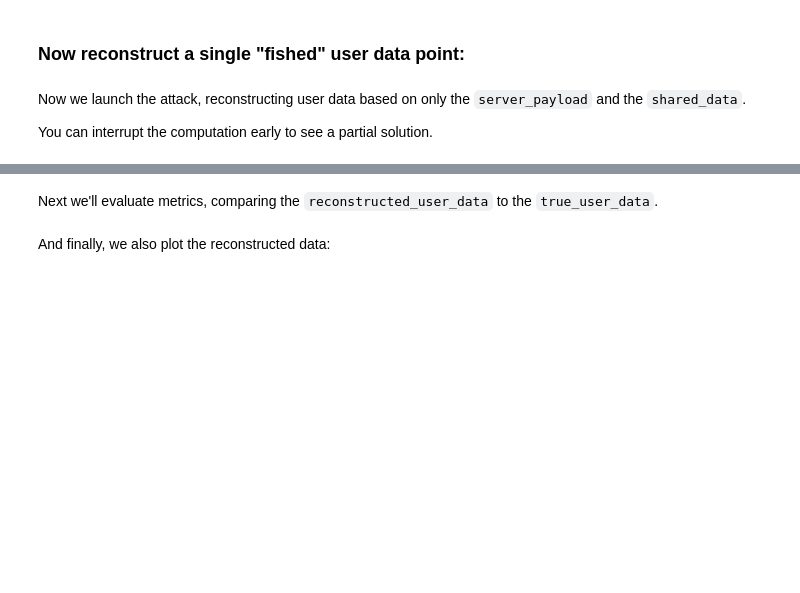
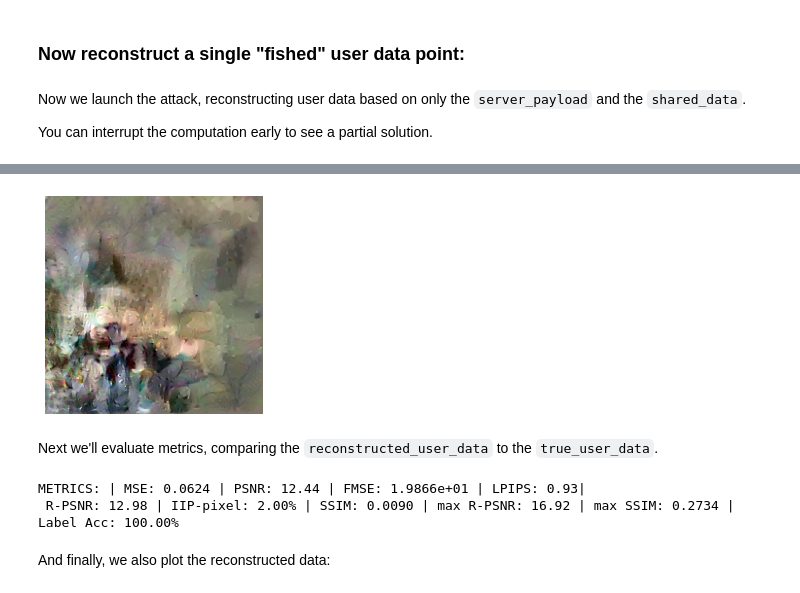
Before and after one commit to JonasGeiping/breaching, a Jupyter notebook: examples/Fishing for User Data - (Meta) Optimization-based Attack - Feature Fishing Cross-Silo.ipynb, the cells around one changed output, grey strips where cells are left out. Cells and saved outputs as stored; diff of their text form; code cells hidden in the pictures; blank space fills up the shorter version.

```diff
--- a/examples/Fishing for User Data - (Meta) Optimization-based Attack - Feature Fishing Cross-Silo.ipynb
+++ b/examples/Fishing for User Data - (Meta) Optimization-based Attack - Feature Fishing Cross-Silo.ipynb
@@ -46,8 +49,8 @@ setup
 You can use `.attribute` access to modify any of these configurations for the attack, or the case:
 # %%
 cfg.case.data.partition = "unique-class" # This is the worst-case for the attack, as each user owns a unique class
-cfg.case.user.num_data_points = 50 # maximum in the validation set. Feel free to load the training set and increase
-
+cfg.case.user.num_data_points = 50
+cfg.case.user.user_idx = 24
 
 cfg.case.user.provide_labels = True # Mostly out of convenience
 cfg.case.server.target_cls_idx = 0 # Which class to attack?
@@ -79,8 +158,17 @@ reconstructed_user_data, stats = attacker.reconstruct([server_payload], [shared_
+# %%
+fished_data = dict(data=reconstructed_user_data["data"][server.secrets["ClassAttack"]["target_indx"]][None],
+                   labels=None)
+user.plot(fished_data)
+# %% [output]
+[figure, added]
 # %% [markdown]
 Next we'll evaluate metrics, comparing the `reconstructed_user_data` to the `true_user_data`.
 # %%
 metrics = breaching.analysis.report(reconstructed_user_data, true_user_data, [server_payload],
                                     server.model, order_batch=True, compute_full_iip=False,
                                     cfg_case=cfg.case, setup=setup)
+# %% [output]
+METRICS: | MSE: 0.0624 | PSNR: 12.44 | FMSE: 1.9866e+01 | LPIPS: 0.93|
+ R-PSNR: 12.98 | IIP-pixel: 2.00% | SSIM: 0.0090 | max R-PSNR: 16.92 | max SSIM: 0.2734 | Label Acc: 100.00%
 # %% [markdown]
 And finally, we also plot the reconstructed data:
```
Also changed, not shown: parts of 8 cells of this notebook, 6 other files.
